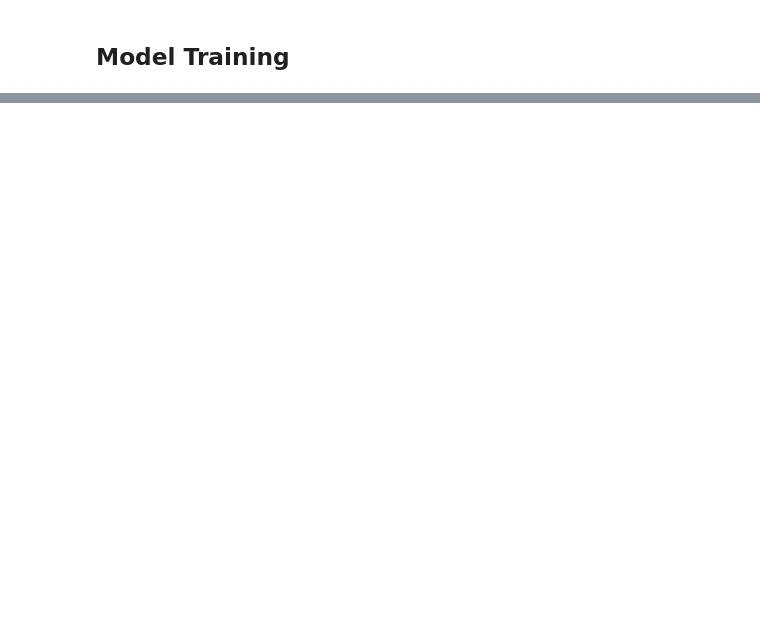
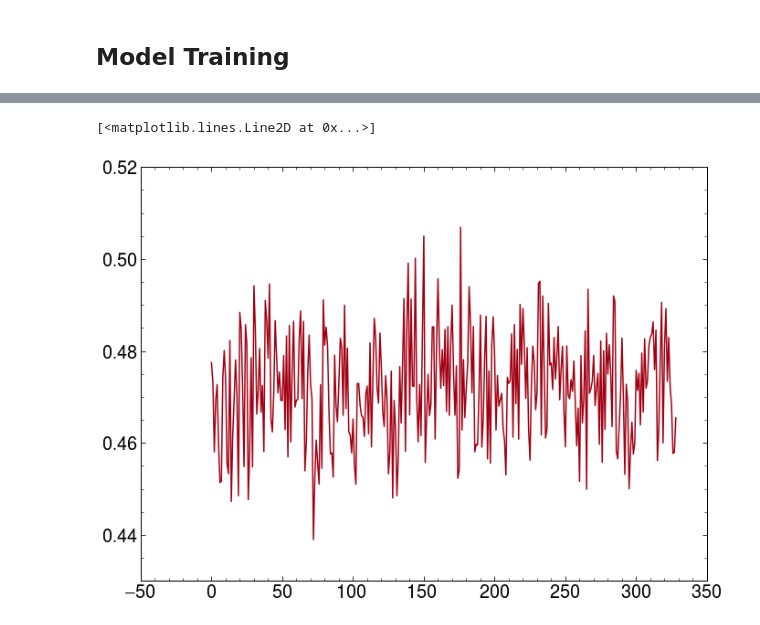
Before and after one commit to evilpegasus/LCStudies, a Jupyter notebook: classifier/TopoClusterClassiferGraph.ipynb, the cells around one changed output, grey strips where cells are left out. Cells and saved outputs as stored; diff of their text form; code cells hidden in the pictures; blank space fills up the shorter version.

```diff
--- a/classifier/TopoClusterClassiferGraph.ipynb
+++ b/classifier/TopoClusterClassiferGraph.ipynb
@@ -229,7 +227,7 @@ def make_graph(event):
 
     n_nodes = 0
     nodes = []
-    MIN_VALUE = 0.001
+    MIN_VALUE = 0.01
     solution = "is_p0"
 
     nodes = [[cell] for cell in event[col_names][event[col_names] > MIN_VALUE]]
@@ -542,14 +540,14 @@ def get_signature(dataset, batch_size):
 
     return input_signature
 # %%
-batch_size = 10
+batch_size = 100
 input_signature = get_signature(df, batch_size)
 
 
 # Model parameters.
 # Number of processing (message-passing) steps.
-num_processing_steps_tr = 10
-num_processing_steps_ge = 10
+num_processing_steps_tr = 50
+num_processing_steps_ge = 50
 
 
 learning_rate = 1e-3
@@ -628,5 +629,8 @@ training_data = loop_dataset(train_graphs, batch_size)
 # %%
 input_tr, target_tr = next(training_data)
 # %%
-update_step(input_tr, target_tr)[1].numpy()
+# repeat learning on same set of training data to make sure loss goes down
+
+# for x in range(100):
+#     print(update_step(input_tr, target_tr)[1].numpy())
 # %% [output]
@@ -652,6 +672,7 @@ for epoch in range(1000):
         total_loss += update_step(input_tr, target_tr)[1].numpy()
         num_batches += 1
 
-    loss_tr = total_loss/num_batches
-    print("Loss value: ", loss_tr)
+    loss_tr = total_loss / num_batches
+    losses_tr.append(loss_tr)
+    print(f"Epoch {epoch}\tLoss value: {loss_tr}")
 # %% [output]
@@ -676,2 +697,5 @@ StopIteration:
 # %%
-[x.globals for x in model(inputs_ge, num_processing_steps_ge)]
+plt.plot(losses_tr)
+# %% [output]
+[<matplotlib.lines.Line2D at 0x...>]
+[figure, added]
```
Also changed, not shown: parts of 15 cells of this notebook.
